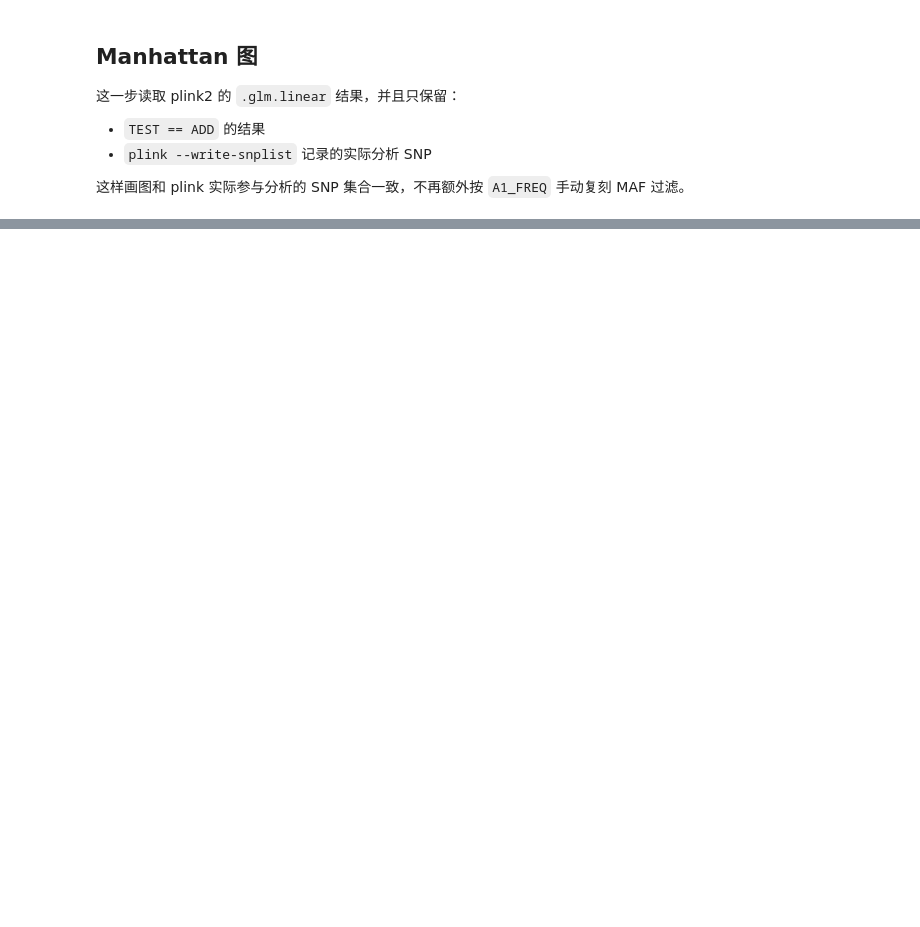
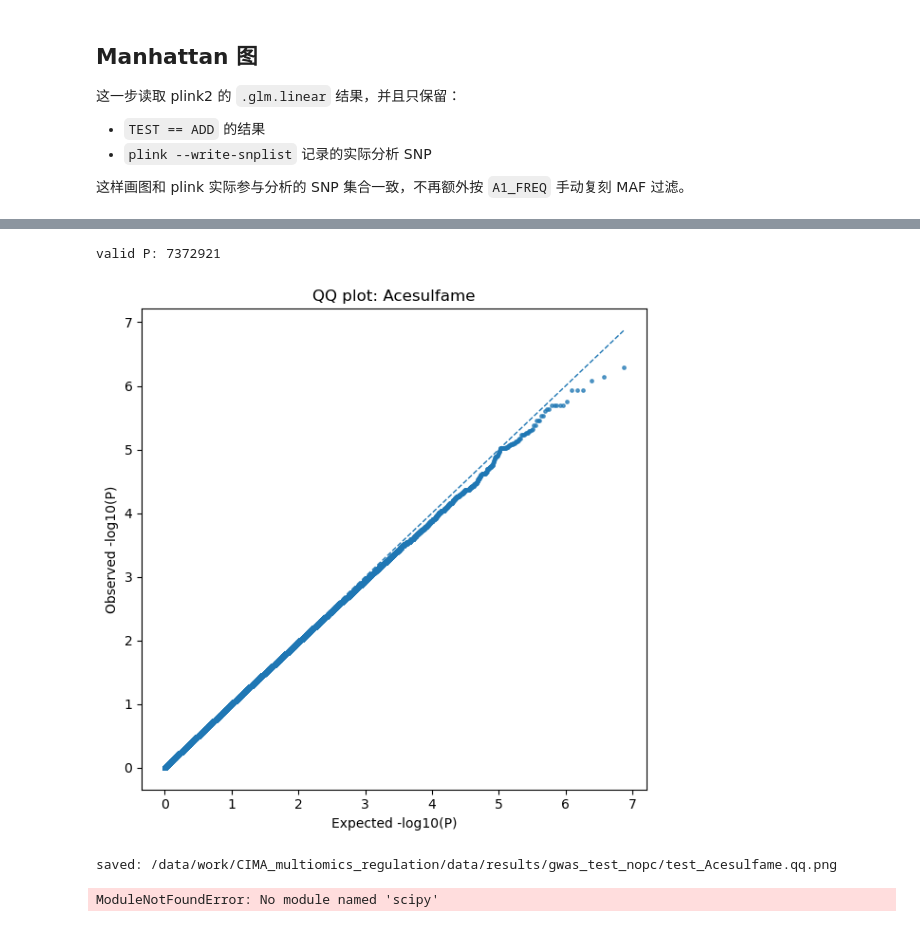
Before and after one commit to Hebin-zhang/CIMA_multiomics_regulation, a Jupyter notebook: notebooks/02_analysis/04_gwas_test.ipynb, the cells around one changed output, grey strips where cells are left out. Drawn from its saved outputs; the diff is of its cells as text; code cells hidden in the pictures; blank space fills up the shorter version.

```diff
--- a/notebooks/02_analysis/04_gwas_test.ipynb
+++ b/notebooks/02_analysis/04_gwas_test.ipynb
@@ -247,0 +208,59 @@ Name: count, dtype: int64
+# %%
+from pathlib import Path
+import pandas as pd
+import numpy as np
+import matplotlib.pyplot as plt
+
+RESULT_FILE = ADD_FILE
+OUT_PNG = OUT_DIR / f"test_{PHENO_NAME}.qq.png"
+
+# ===== 读取数据 =====
+plot_df = pd.read_csv(
+    RESULT_FILE,
+    sep="\t",
+    usecols=["P"]
+)
+
+# 类型转换 + 过滤
+plot_df["P"] = pd.to_numeric(plot_df["P"], errors="coerce")
+plot_df = plot_df[(plot_df["P"] > 0) & (plot_df["P"] <= 1)].dropna()
+
+print("valid P:", plot_df.shape[0])
+
+# ===== QQ plot =====
+pvals = plot_df["P"].values
+
+# observed
+obs = -np.log10(np.sort(pvals))
+
+# expected
+exp = -np.log10(np.linspace(1/len(pvals), 1, len(pvals)))
+
+# ===== 画图 =====
+plt.figure(figsize=(6,6))
+plt.scatter(exp, obs, s=6, alpha=0.7)
+
+# 对角线
+max_val = max(exp.max(), obs.max())
+plt.plot([0, max_val], [0, max_val], linestyle="--", linewidth=1)
+
+plt.xlabel("Expected -log10(P)")
+plt.ylabel("Observed -log10(P)")
+plt.title(f"QQ plot: {PHENO_NAME}")
+
+plt.tight_layout()
+plt.savefig(OUT_PNG, dpi=150)
+plt.show()
+
+print("saved:", OUT_PNG)
+from scipy.stats import chi2
+
+chi2_vals = chi2.isf(plot_df["P"], df=1)
+lambda_gc = np.median(chi2_vals) / chi2.ppf(0.5, df=1)
+
+print("lambda_GC:", round(lambda_gc, 3))
+# %% [output]
+valid P: 7372921
+[figure, added]
+saved: /data/work/CIMA_multiomics_regulation/data/results/gwas_test_nopc/test_Acesulfame.qq.png
+ModuleNotFoundError: No module named 'scipy'
```
Also changed, not shown: parts of 3 cells of this notebook, 5 other files.
